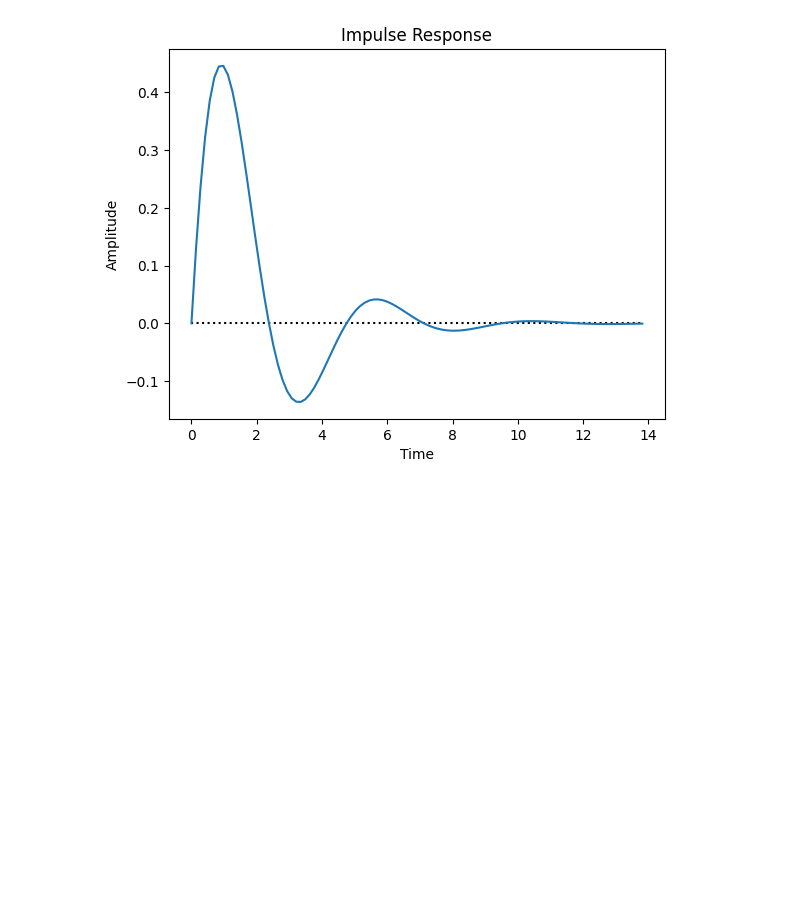
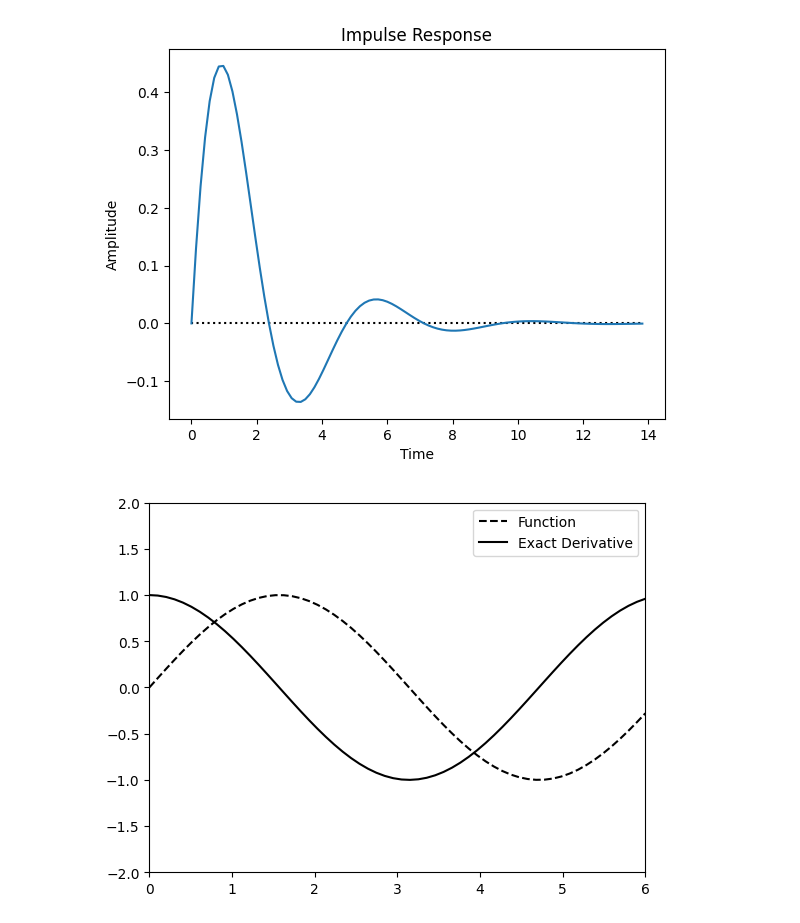
Before and after one commit to isotnek/continuing_education, a Jupyter notebook: ME564/programmatic_diff_eq.ipynb, the cells around one changed output. Drawn from its saved outputs; the diff is of its cells as text; code cells hidden in the pictures; blank space fills up the shorter version.

```diff
--- a/ME564/programmatic_diff_eq.ipynb
+++ b/ME564/programmatic_diff_eq.ipynb
@@ -284,3 +278,20 @@ plt.xlabel('Time')
 plt.show()
 # %% [output]
 [figure]
+# %%
+import numpy as np
+from matplotlib import pyplot as plt
+
+t = np.linspace(0, 6, 60)
+f = np.sin(t)
+dt = 0.2
+exact_derivative = np.cos(t)
+
+plt.plot(t, f, 'k--')
+plt.plot(t, exact_derivative, 'k')
+plt.legend(['Function', 'Exact Derivative'])
+plt.xlim(0, 6)
+plt.ylim(-2, 2)
+plt.show()
+# %% [output]
+[figure, added]
```
Also changed, not shown: parts of 4 cells of this notebook.
